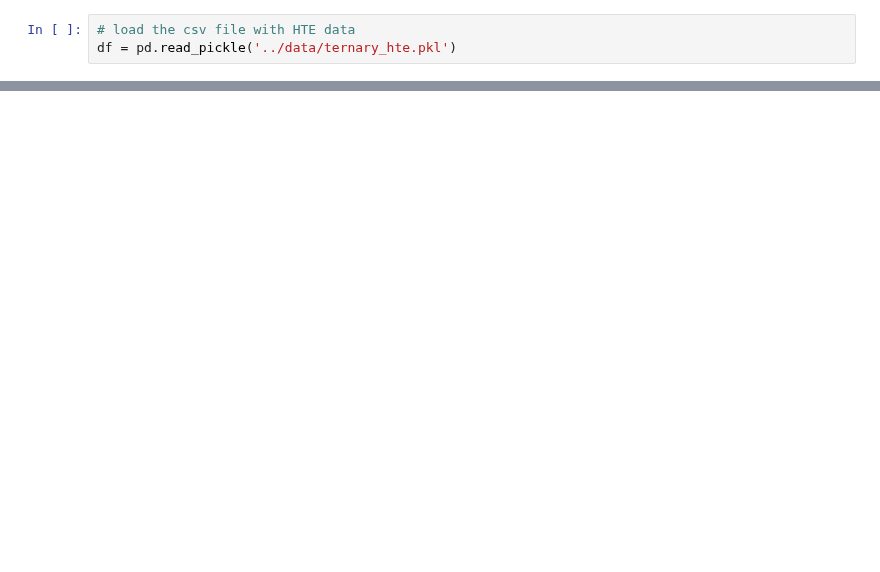
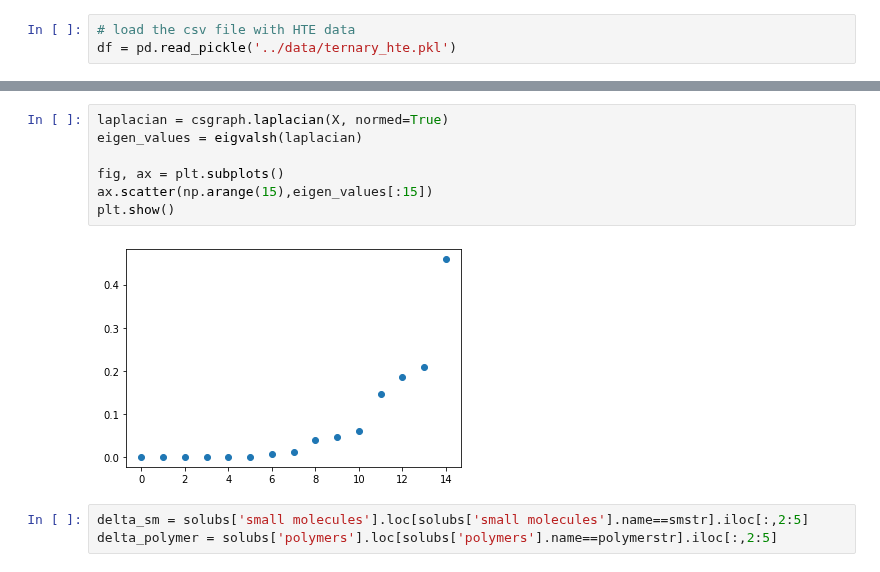
Before and after one commit to kiranvad/polyphase, a Jupyter notebook: notebooks/Clustering ternary HTE phase diagrams.ipynb, the cells around one changed output, grey strips where cells are left out. Saved outputs shown, nothing was run; the diff lists cells and outputs as text; blank space fills up the shorter version.

```diff
--- a/notebooks/Clustering ternary HTE phase diagrams.ipynb
+++ b/notebooks/Clustering ternary HTE phase diagrams.ipynb
@@ -79,0 +95,12 @@ Computation took : 00 Hr:29 min:19.84 sec
+# %%
+laplacian = csgraph.laplacian(X, normed=True)
+eigen_values = eigvalsh(laplacian)
+
+fig, ax = plt.subplots()
+ax.scatter(np.arange(15),eigen_values[:15])
+plt.show()
+# %% [output]
+[figure, added]
+# %%
+delta_sm = solubs['small molecules'].loc[solubs['small molecules'].name==smstr].iloc[:,2:5]
+delta_polymer = solubs['polymers'].loc[solubs['polymers'].name==polymerstr].iloc[:,2:5]
```
Also changed, not shown: parts of 10 cells of this notebook, 9 other files.
